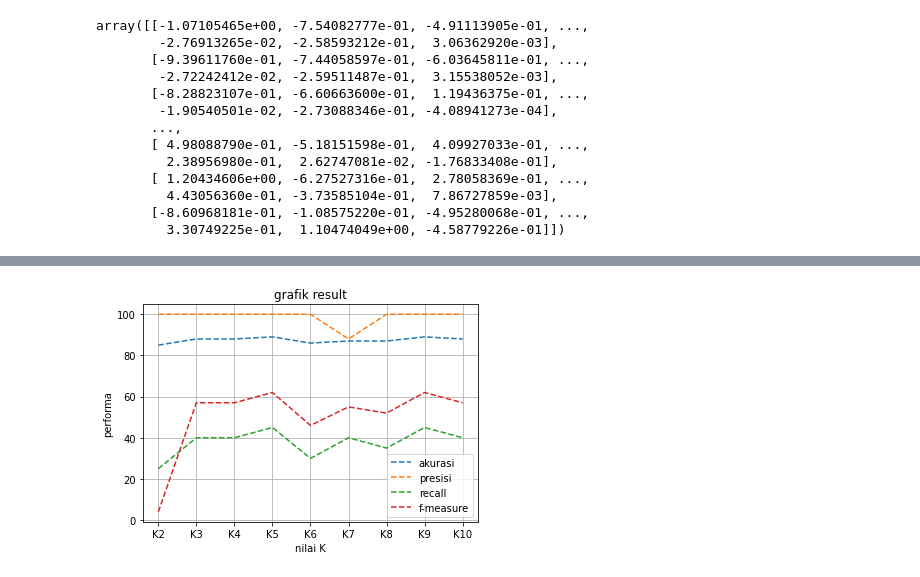
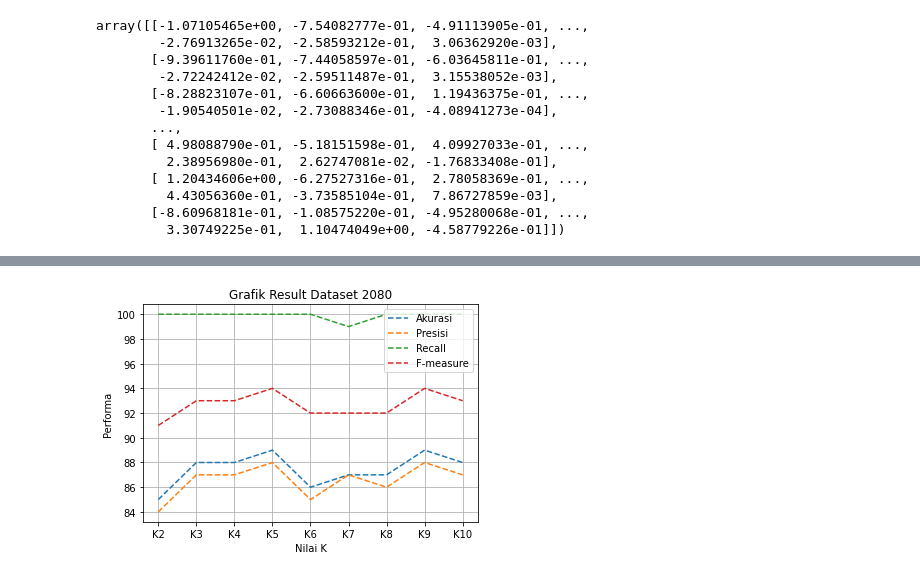
Before and after one commit to aisyahdnn/Skripsi, a Jupyter notebook: Dataset2080.ipynb, the cells around one changed output, grey strips where cells are left out. Cells and saved outputs as stored; diff of their text form; code cells hidden in the pictures.

```diff
--- a/Dataset2080.ipynb
+++ b/Dataset2080.ipynb
@@ -244,19 +276,19 @@ F-Measure : 0.5714285714285715
 # %%
 from matplotlib import pyplot as plt
 x = ["K2", "K3", "K4", "K5", "K6", "K7", "K8", "K9", "K10"]
 a = [85, 88, 88, 89, 86, 87, 87, 89, 88]
-p = [100, 100, 100, 100, 100, 88, 100, 100, 100]
-r = [25, 40, 40, 45, 30, 40, 35, 45, 40]
-f = [4, 57, 57, 62, 46, 55, 52, 62, 57]
+p = [84, 87, 87, 88, 85, 87, 86, 88, 87]
+r = [100, 100, 100, 100, 100, 99, 100, 100, 100]
+f = [91, 93, 93, 94, 92, 92, 92, 94, 93]
 plt.plot(x, a, '--')
 plt.plot(x, p, '--')
 plt.plot(x, r, '--')
 plt.plot(x, f, '--')
-plt.title("grafik result")
-plt.xlabel("nilai K")
-plt.ylabel("performa")
-plt.legend(["akurasi", "presisi", "recall", "f-measure"])
+plt.title("Grafik Result Dataset 2080")
+plt.xlabel("Nilai K")
+plt.ylabel("Performa")
+plt.legend(["Akurasi", "Presisi", "Recall", "F-measure"])
 plt.grid()
 plt.show()
 # %% [output]
-[figure, old version]
+[figure, new version]
```
Also changed, not shown: parts of 4 cells of this notebook.
